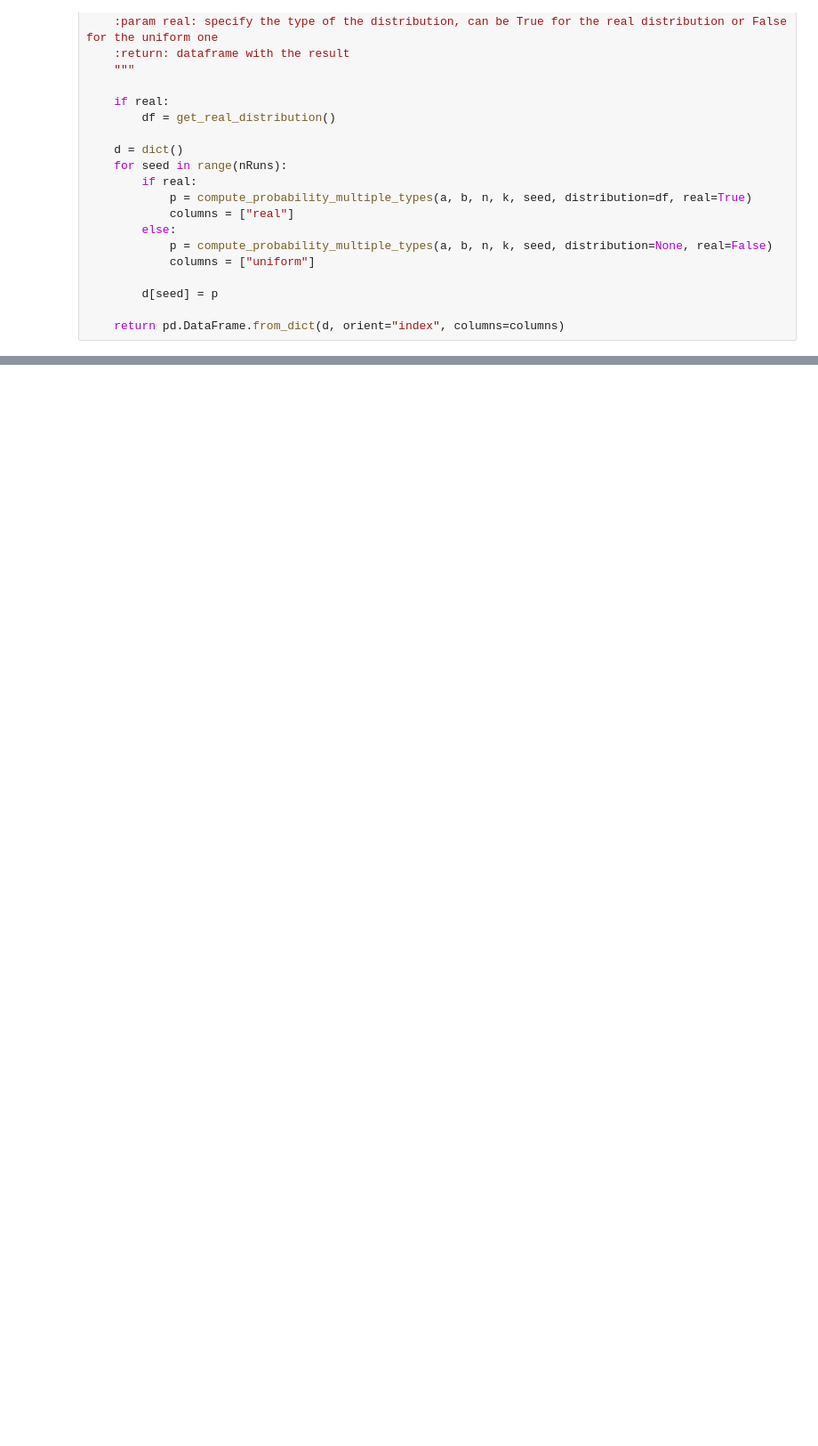
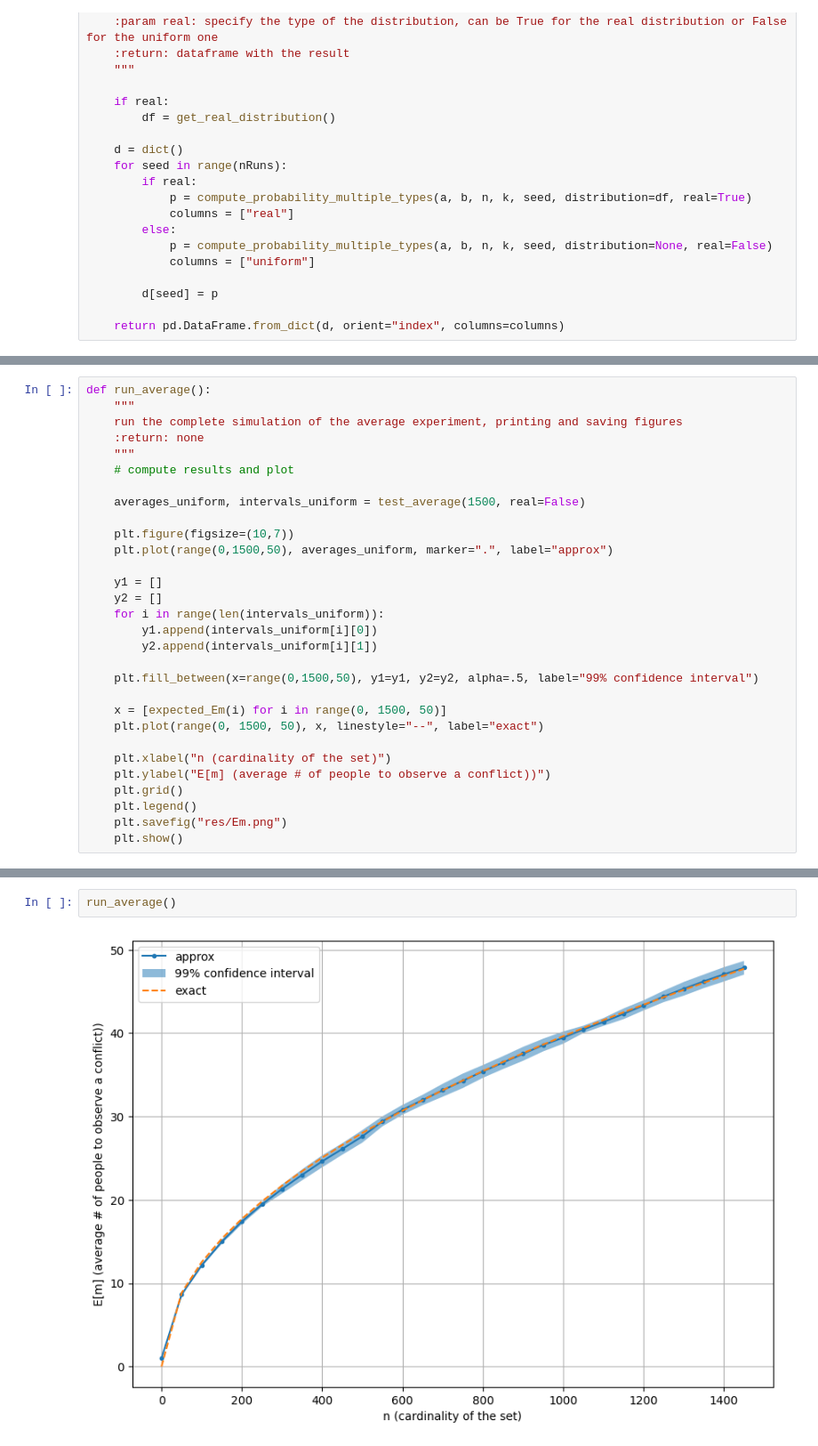
Before and after one commit to dadodimauro/ComputerAidedSimulationLab, a Jupyter notebook: Laboratories/birthday_paradox/birthday_paradox.ipynb, the cells around one changed output, grey strips where cells are left out. Shown at 89% size. Cells and saved outputs as stored; diff of their text form; blank space fills up the shorter version.

```diff
--- a/Laboratories/birthday_paradox/birthday_paradox.ipynb
+++ b/Laboratories/birthday_paradox/birthday_paradox.ipynb
@@ -510,0 +528,30 @@ plt.show()
+# %%
+def run_average():
+    """
+    run the complete simulation of the average experiment, printing and saving figures
+    :return: none
+    """
+    # compute results and plot
+
+    averages_uniform, intervals_uniform = test_average(1500, real=False)
+
+    plt.figure(figsize=(10,7))
+    plt.plot(range(0,1500,50), averages_uniform, marker=".", label="approx")
+
+    y1 = []
+    y2 = []
+    for i in range(len(intervals_uniform)):
+        y1.append(intervals_uniform[i][0])
+        y2.append(intervals_uniform[i][1])
+
+    plt.fill_between(x=range(0,1500,50), y1=y1, y2=y2, alpha=.5, label="99% confidence interval")
+
+    x = [expected_Em(i) for i in range(0, 1500, 50)]
+    plt.plot(range(0, 1500, 50), x, linestyle="--", label="exact")
+
+    plt.xlabel("n (cardinality of the set)")
+    plt.ylabel("E[m] (average # of people to observe a conflict))")
+    plt.grid()
+    plt.legend()
+    plt.savefig("res/Em.png")
+    plt.show()
@@ -510,0 +563,4 @@ plt.show()
+# %%
+run_average()
+# %% [output]
+[figure, added]
```
Also changed, not shown: parts of 27 cells of this notebook, 15 other files.
